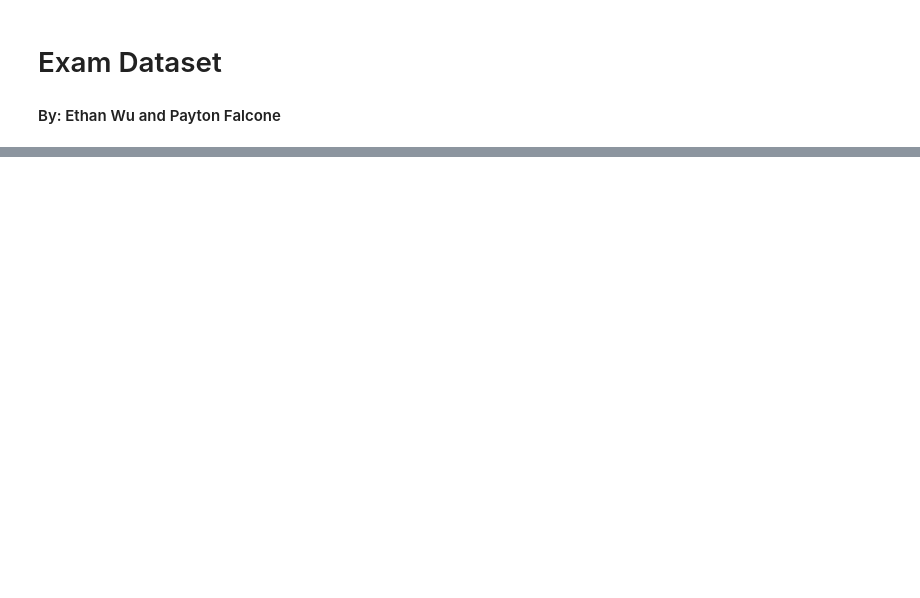
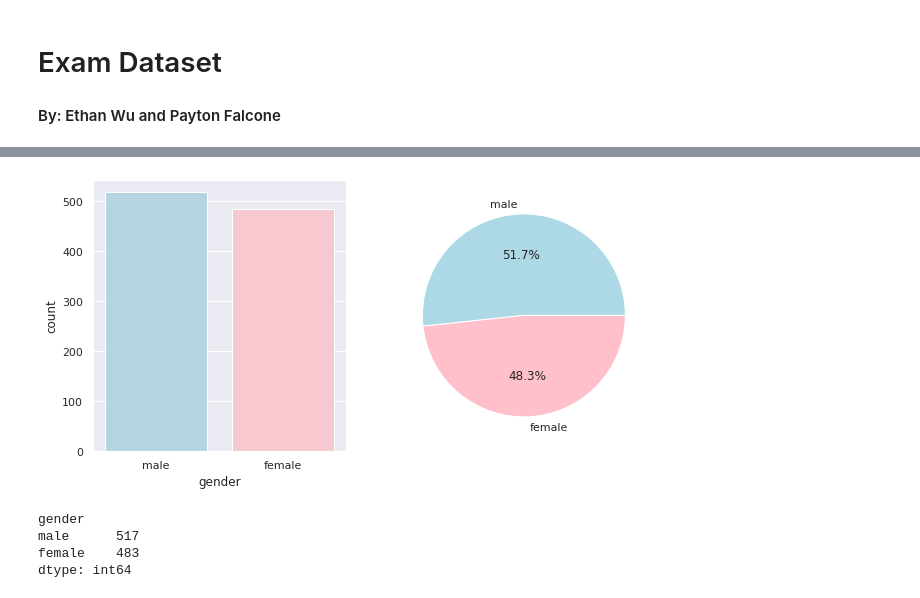
Before and after one commit to wue1atwit/ExamDataset, a Jupyter notebook: ExamDataset.ipynb, the cells around one changed output, grey strips where cells are left out. Cells and saved outputs as stored; diff of their text form; code cells hidden in the pictures; blank space fills up the shorter version.

```diff
--- a/ExamDataset.ipynb
+++ b/ExamDataset.ipynb
@@ -12,0 +102,14 @@ FileNotFoundError: ignored
+# %%
+# Counts the total number of each gender
+fig, ax = plt.subplots(1,2, figsize=(10,5))
+sns.countplot(data=examSet,x="gender", palette=["lightblue","pink"], ax= ax[0])
+genderCount = examSet.value_counts("gender")
+ax[1] = plt.pie(genderCount, labels=genderCount.index, colors=["lightblue","pink"], autopct="%.1f%%")
+plt.show()
+print(genderCount)
+# %% [output]
+[figure, added]
+gender
+male      517
+female    483
+dtype: int64
```
Also changed, not shown: parts of 20 cells of this notebook.
